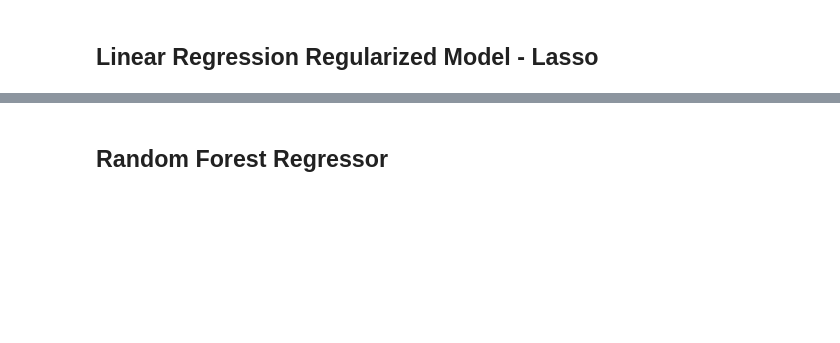
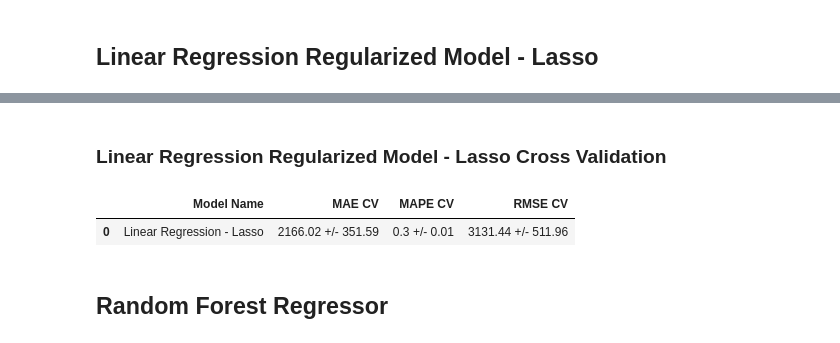
Before and after one commit to danillobarroscordeiro/rossman_sales, a Jupyter notebook: Untitled.ipynb, the cells around one changed output, grey strips where cells are left out. Cells and saved outputs as stored; diff of their text form; code cells hidden in the pictures; blank space fills up the shorter version.

```diff
--- a/Untitled.ipynb
+++ b/Untitled.ipynb
@@ -867,3 +921,11 @@ ml_error('Linear Regression', np.expm1(y_test), np.expm1(y_predicted_lr_lasso) )
+# %% [markdown]
+### Linear Regression Regularized Model - Lasso Cross Validation
+# %%
+lr_cross_result = cross_validation(x_train_cross_validation,5,'Linear Regression - Lasso',lr_lasso)
+lr_cross_result
+# %% [output]
+|  | Model Name | MAE CV | MAPE CV | RMSE CV |
+| 0 | Linear Regression - Lasso | 2166.02 +/- 351.59 | 0.3 +/- 0.01 | 3131.44 +/- 511.96 |
 # %% [markdown]
 ## Random Forest Regressor
 # %%
```
Also changed, not shown: parts of 18 cells of this notebook.
